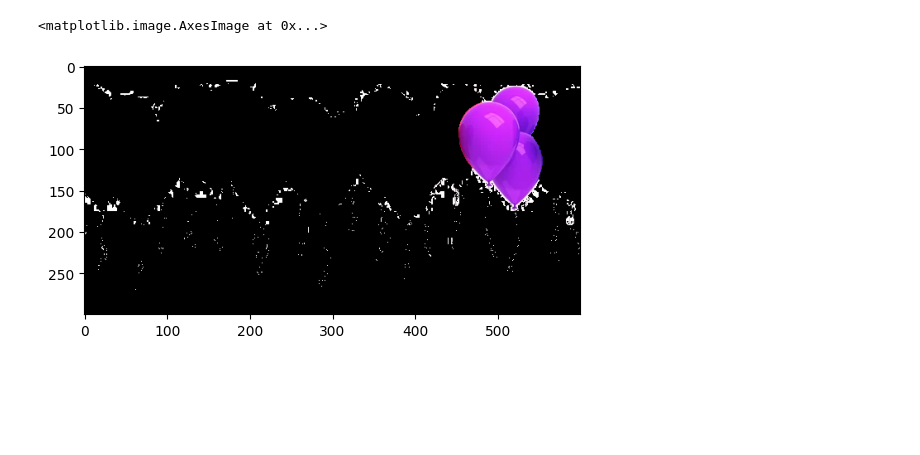
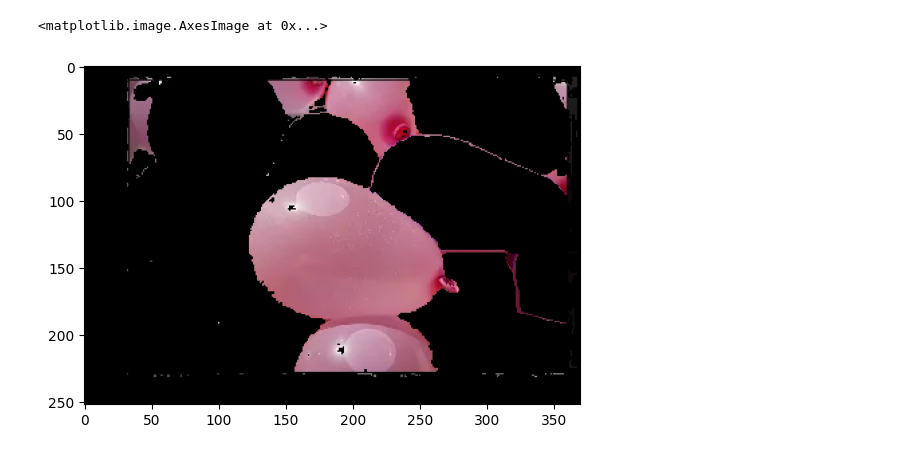
Before and after one commit to Kiana-Jahanshid/Image-Processing, a Jupyter notebook: Assignment_36/Balloons Detection.ipynb, the cells around one changed output. Saved outputs shown, nothing was run; the diff lists cells and outputs as text; code cells hidden in the pictures; blank space fills up the shorter version.

```diff
--- a/Assignment_36/Balloons Detection.ipynb
+++ b/Assignment_36/Balloons Detection.ipynb
@@ -3,7 +3,7 @@ import cv2
 import numpy as np
 import matplotlib.pyplot as plt
 # %%
-img = cv2.imread("Assignment_36/inputs/bal3.jpg")
+img = cv2.imread("Assignment_36/inputs/b.jpg")
 img = cv2.cvtColor(img , cv2.COLOR_BGR2RGB)
 plt.imshow(img)
 
@@ -15,23 +15,27 @@ H_new = H.copy().astype(np.float32)
 # %%
 for i in range(H.shape[0]):
     for j in range(H.shape[1]):
 
         # if 45 < H[i,j] < 65  : # green
         #     img[i,j] ==  img[i,j]
         # else :
         #     img[i,j]= 0
 
-        if 125 < H[i,j] < 170  : # purple
+        # if 125 < H[i,j] < 170  : # purple
+        #     img[i,j] ==  img[i,j]
+        # else :
+        #     img[i,j]= 0
+
+        if 122 < H[i,j] < 140  :  # pink
             img[i,j] ==  img[i,j]
         else :
             img[i,j]= 0
-
 
 H_new = H_new.astype(np.uint8)
 result = cv2.merge((H_new,S,V))
 result = cv2.cvtColor(result , cv2.COLOR_HSV2RGB)
 
 plt.imshow(img)
 # %% [output]
 <matplotlib.image.AxesImage at 0x...>
-[figure, old version]
+[figure, new version]
```
Also changed, not shown: parts of 1 cell of this notebook.
